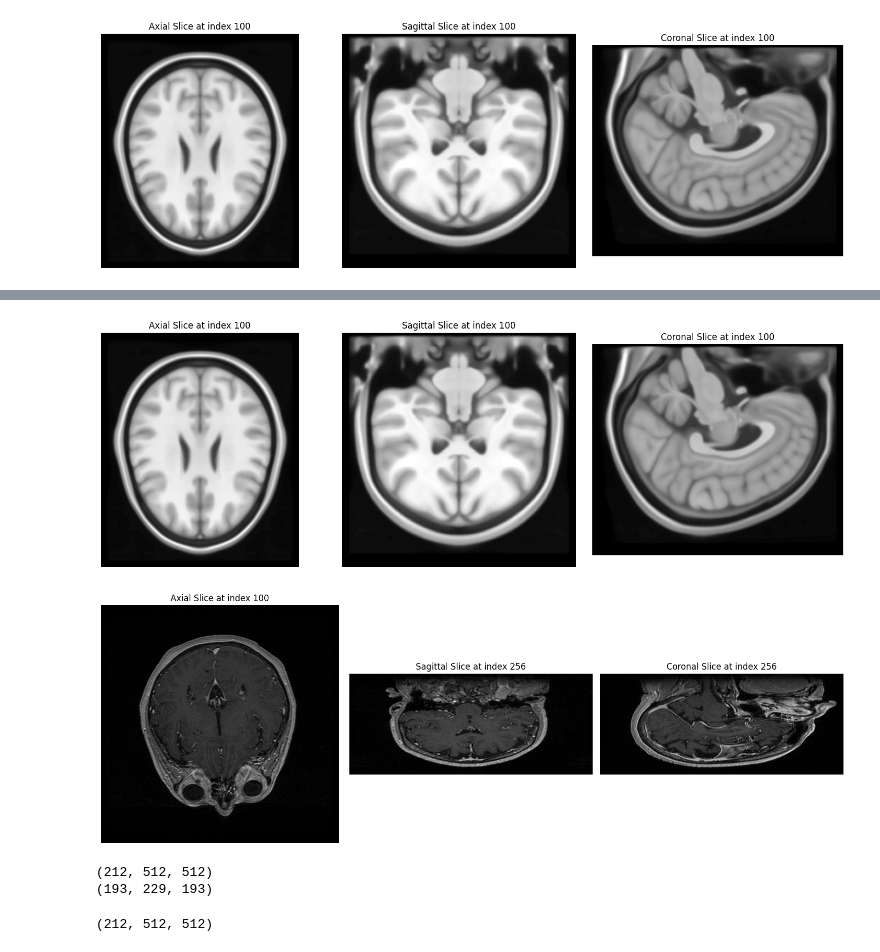
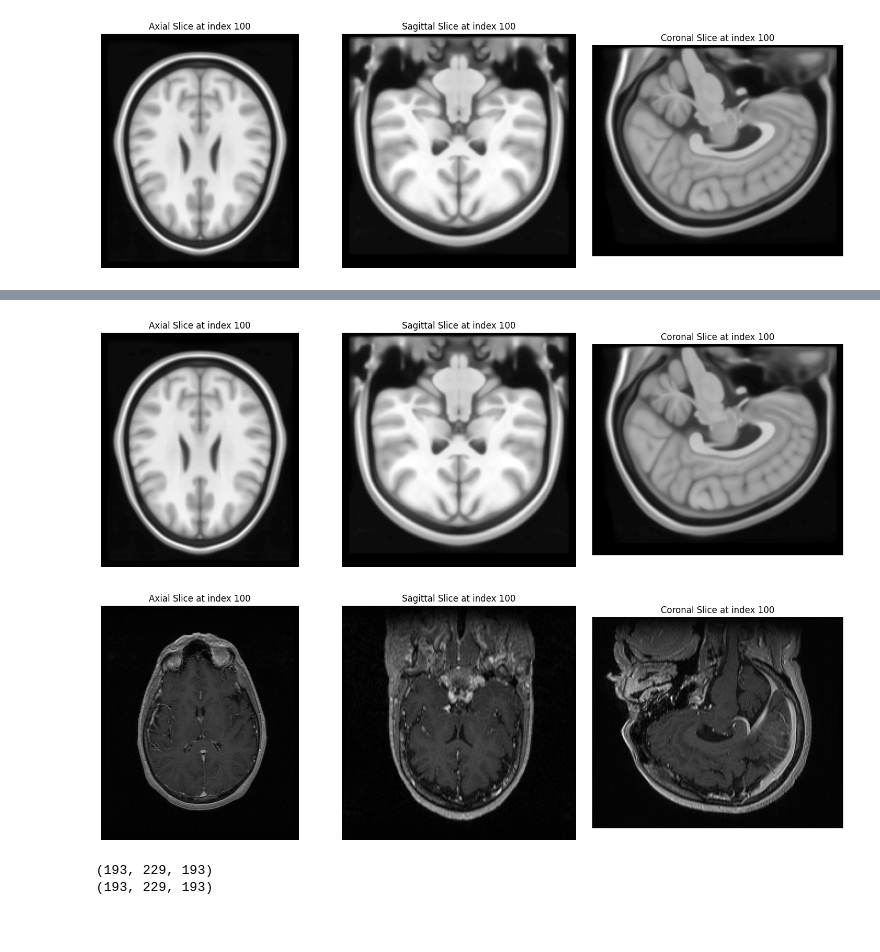
Before and after one commit to ulhaqi12/medical-imaging-project, a Jupyter notebook: part2.ipynb, the cells around one changed output, grey strips where cells are left out. Saved outputs shown, nothing was run; the diff lists cells and outputs as text; code cells hidden in the pictures; blank space fills up the shorter version.

```diff
--- a/part2.ipynb
+++ b/part2.ipynb
@@ -39,14 +84,14 @@ patient_image.visualize_slices(100, 256, 256)
 # %%
-patient_image.pixel_array = rotate_on_axial_plane(patient_image.pixel_array, 180)
+# patient_image.pixel_array = rotate_on_axial_plane(patient_image.pixel_array, 180)
 # %%
 visualize_slices(reference_image.pixel_array, 100, 100, 100)
-patient_image.visualize_slices(100, 256, 256)
+patient_image.visualize_slices(100, 100, 100)
 # %% [output]
 [figure]
-[figure, old version]
+[figure, new version]
 # %%
 print(patient_image.pixel_array.shape)
 print(reference_image.pixel_array.shape)
 # %% [output]
-(212, 512, 512)
 (193, 229, 193)
+(193, 229, 193)
@@ -58,5 +97,0 @@ reference_zoomed = scipy.ndimage.zoom(reference_image.pixel_array, scaling_facto
-# %%
-reference_zoomed = pad_image(reference_zoomed, patient_image.pixel_array.shape)
-reference_zoomed.shape
-# %% [output]
-(212, 512, 512)
```
Also changed, not shown: parts of 24 cells of this notebook, 4 other files.
